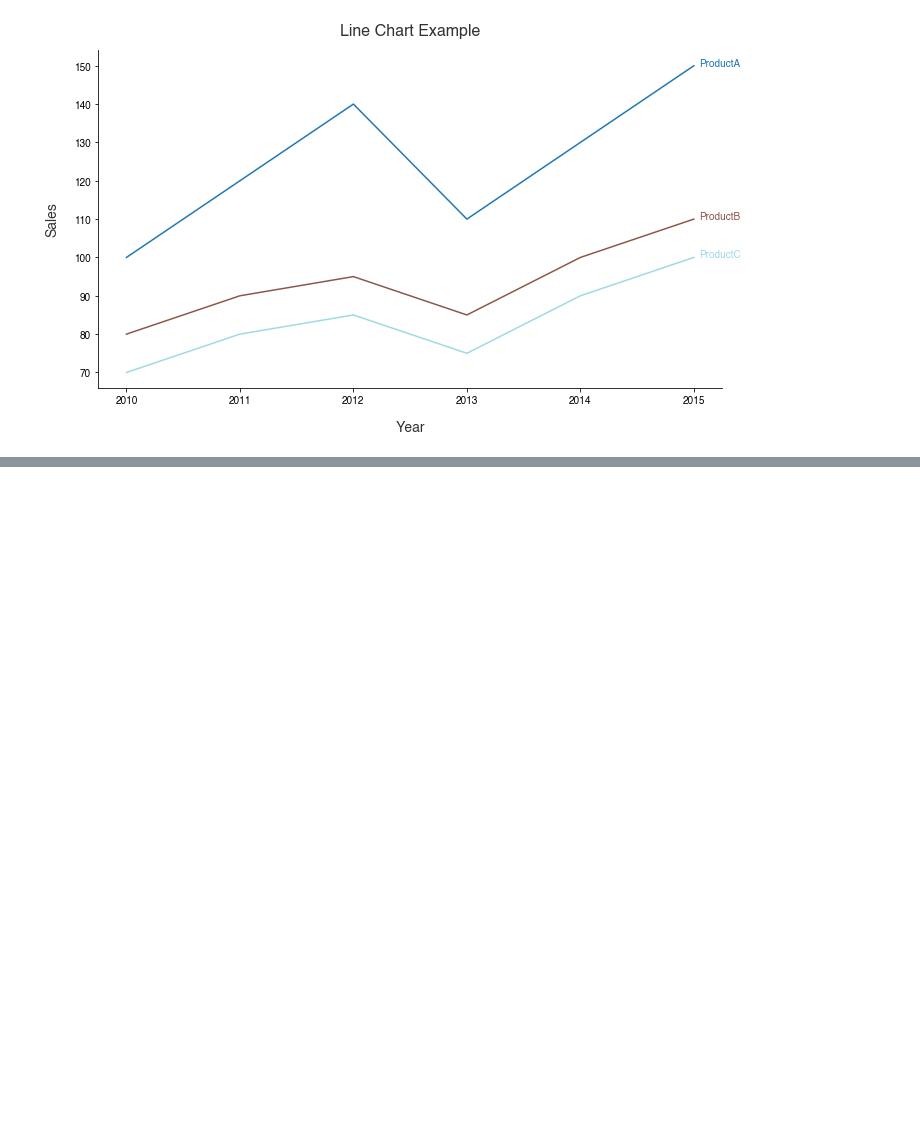
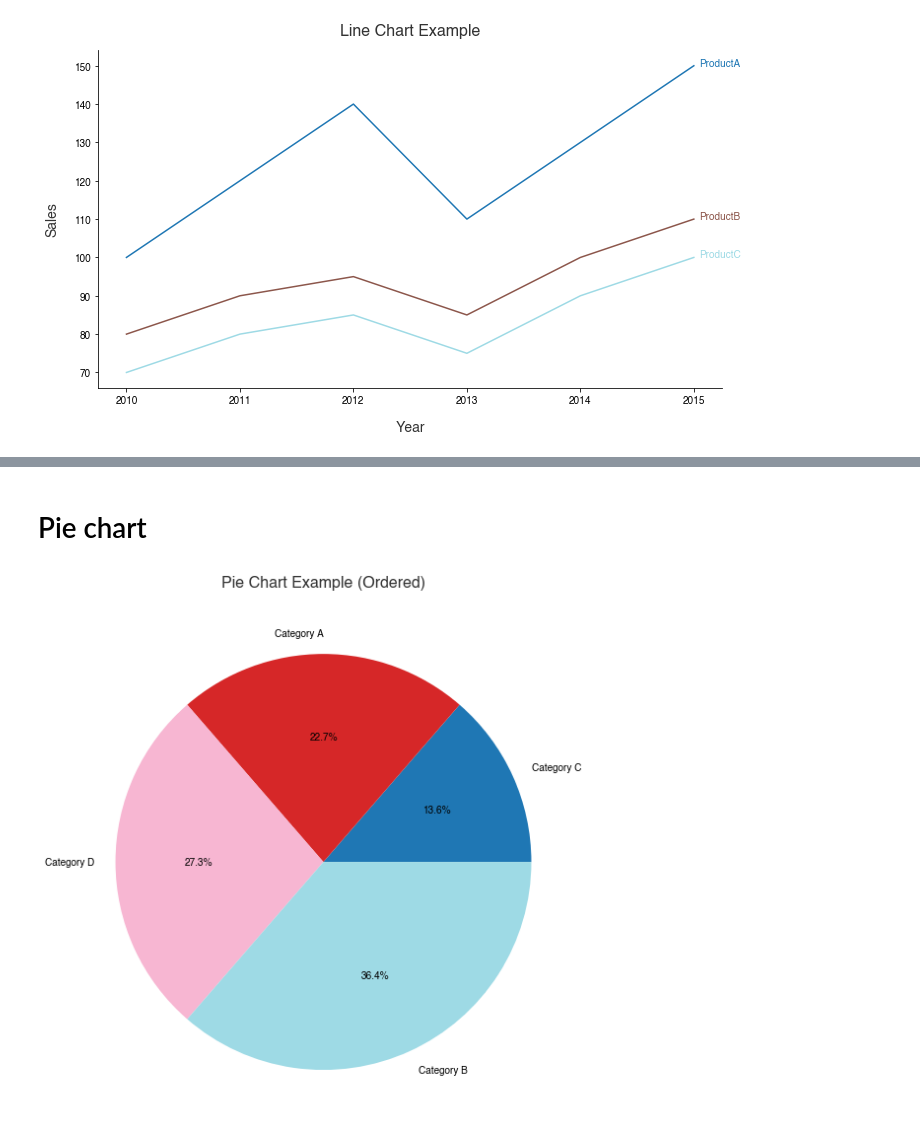
Before and after one commit to Alex-Holzer/Visuals, a Jupyter notebook: visuals_matplotlib.ipynb, the cells around one changed output, grey strips where cells are left out. Drawn from its saved outputs; the diff is of its cells as text; code cells hidden in the pictures; blank space fills up the shorter version.

```diff
--- a/visuals_matplotlib.ipynb
+++ b/visuals_matplotlib.ipynb
@@ -341,0 +439,54 @@ plot_line_chart(dataframe=df, x_column='Year', y_columns=['ProductA', 'ProductB'
+# %% [markdown]
+# Pie chart
+# %%
+def plot_pie_chart(dataframe: pd.DataFrame, category_column: str, value_column: str, colormap: str = 'tab20',
+                   title: str = None) -> None:
+    """
+    Generate a pie chart using the provided DataFrame.
+
+    Parameters:
+        dataframe (pd.DataFrame): The DataFrame containing the data for the pie chart.
+        category_column (str): The name of the column to be used for the categories of the pie chart.
+        value_column (str): The name of the column to be used for the values of the pie chart.
+        colormap (str, optional): The name of the colormap to use for coloring the pie slices.
+                                  Default is 'tab20'.
+        title (str, optional): The title for the chart. If None, the chart will have no title.
+
+    Returns:
+        None: The function displays the pie chart directly without returning anything.
+    """
+
+    # Sort the DataFrame by the value_column in descending order
+    df_sorted = dataframe.sort_values(by=value_column, ascending=True)
+
+    # Create the pie chart using matplotlib
+    plt.figure(figsize=(8, 8))
+
+    # Generate colormap dynamically based on the number of categories
+    num_categories = len(df_sorted[category_column])
+    colormap = plt.cm.get_cmap(colormap, num_categories)
+    colors = colormap(range(num_categories))
+
+    # Plotting the pie chart
+    plt.pie(df_sorted[value_column], labels=df_sorted[category_column], autopct='%1.1f%%', colors=colors)
+
+    # Adding title
+    if title:
+        plt.title(title, fontweight='bold', fontsize=16, pad=15, color='#333333')
+
+    # Display the plot
+    plt.tight_layout()  # Ensure all elements fit within the figure
+    plt.show()
+
+# Example DataFrame
+data = {
+    'Category': ['Category A', 'Category B', 'Category C', 'Category D'],
+    'Values': [25, 40, 15, 30]
+}
+
+df = pd.DataFrame(data)
+
+# Using the function to create a pie chart with ordered categories
+plot_pie_chart(dataframe=df, category_column='Category', value_column='Values', title='Pie Chart Example (Ordered)')
+# %% [output]
+[figure, added]
```
Also changed, not shown: parts of 19 cells of this notebook.
